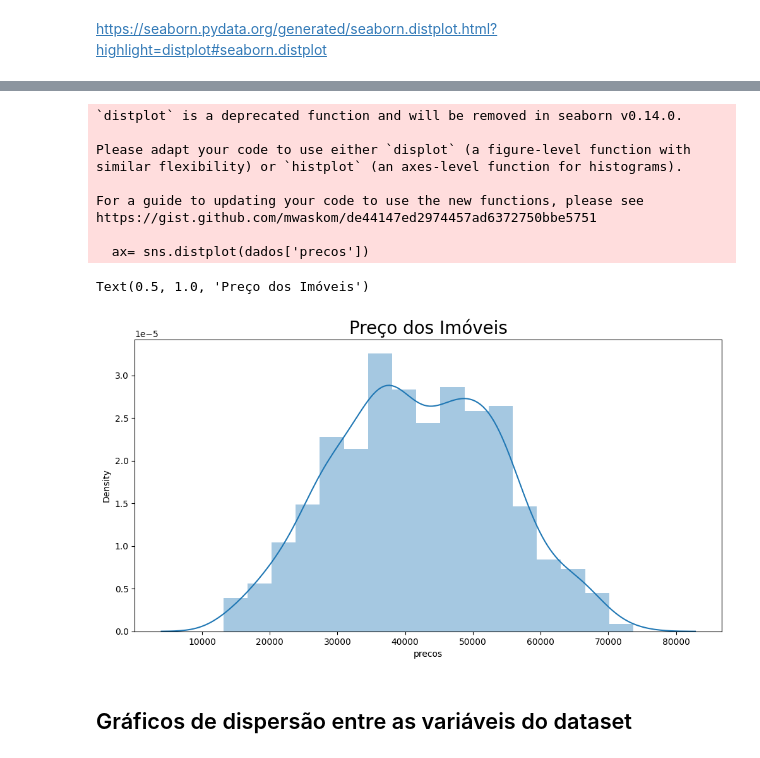
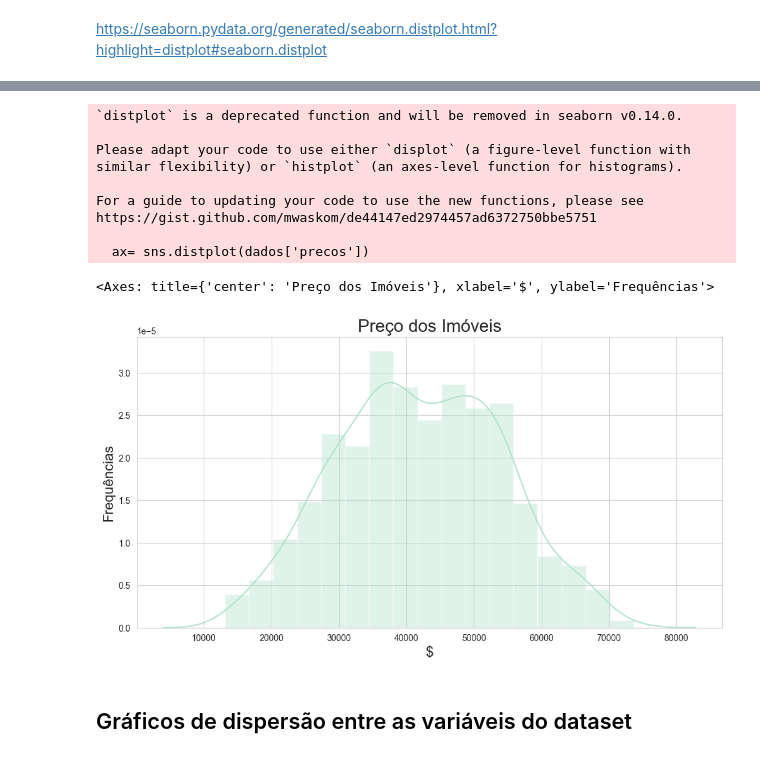
Before and after one commit to lucianeberger/curso_alura_data_science, a Jupyter notebook: Regressão Linear/data-science/reg-linear/Exercicio/Regressao Linear - Exercicio.ipynb, the cells around one changed output, grey strips where cells are left out. Saved outputs shown, nothing was run; the diff lists cells and outputs as text; code cells hidden in the pictures.

```diff
--- a/Regressão Linear/data-science/reg-linear/Exercicio/Regressao Linear - Exercicio.ipynb
+++ b/Regressão Linear/data-science/reg-linear/Exercicio/Regressao Linear - Exercicio.ipynb
@@ -118,0 +103,3 @@ import seaborn as sns
+# %%
+sns.set_palette("Pastel2")
+sns.set_style("whitegrid")
@@ -221,19 +184,22 @@ dados.head()
 # %%
 ax= sns.distplot(dados['precos'])
 ax.figure.set_size_inches(12,6)
 ax.set_title('Preço dos Imóveis', fontsize = 20)
+ax.set_ylabel('Frequências', fontsize=16)
+ax.set_xlabel('$', fontsize=16)
+ax
 # %% [output]
 `distplot` is a deprecated function and will be removed in seaborn v0.14.0.
 
 Please adapt your code to use either `displot` (a figure-level function with
 similar flexibility) or `histplot` (an axes-level function for histograms).
 
 For a guide to updating your code to use the new functions, please see
 https://gist.github.com/mwaskom/de44147ed2974457ad6372750bbe5751
 
   ax= sns.distplot(dados['precos'])
-Text(0.5, 1.0, 'Preço dos Imóveis')
+<Axes: title={'center': 'Preço dos Imóveis'}, xlabel='$', ylabel='Frequências'>
-[figure, old version]
+[figure, new version]
 # %% [markdown]
 ## Gráficos de dispersão entre as variáveis do dataset
 # %% [markdown]
```
Also changed, not shown: parts of 25 cells of this notebook, 1 other file.
